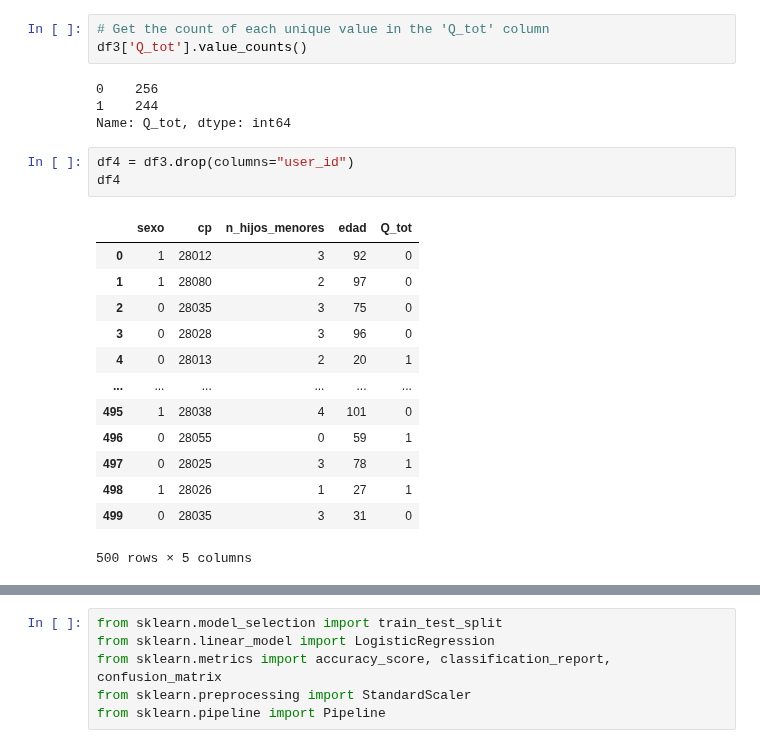
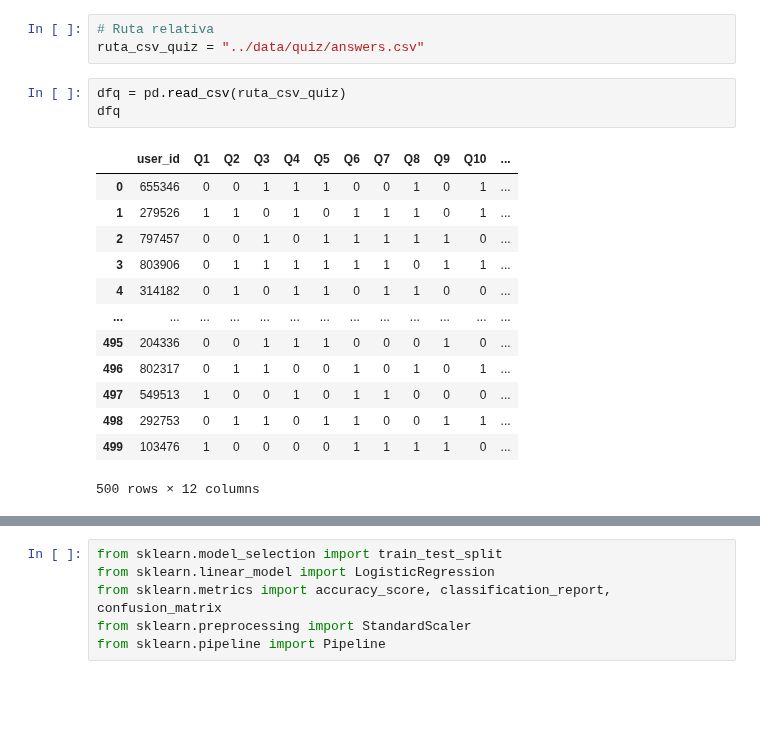
Before and after one commit to AlexCapis/HEATY---Aplicacion-Web-para-Olas-de-Calor, a Jupyter notebook: notebooks/des_pred_machine_learning.ipynb, the cells around one changed output, grey strips where cells are left out. Cells and saved outputs as stored; diff of their text form; blank space fills up the shorter version.

```diff
--- a/notebooks/des_pred_machine_learning.ipynb
+++ b/notebooks/des_pred_machine_learning.ipynb
@@ -140,24 +44,20 @@ df3
-# %%
-# Get the count of each unique value in the 'Q_tot' column
-df3['Q_tot'].value_counts()
-# %% [output]
-0    256
-1    244
-Name: Q_tot, dtype: int64
-# %%
-df4 = df3.drop(columns="user_id")
-df4
-# %% [output]
-|  | sexo | cp | n_hijos_menores | edad | Q_tot |
-| 0 | 1 | 28012 | 3 | 92 | 0 |
-| 1 | 1 | 28080 | 2 | 97 | 0 |
-| 2 | 0 | 28035 | 3 | 75 | 0 |
-| 3 | 0 | 28028 | 3 | 96 | 0 |
-| 4 | 0 | 28013 | 2 | 20 | 1 |
-| ... | ... | ... | ... | ... | ... |
-| 495 | 1 | 28038 | 4 | 101 | 0 |
-| 496 | 0 | 28055 | 0 | 59 | 1 |
-| 497 | 0 | 28025 | 3 | 78 | 1 |
-| 498 | 1 | 28026 | 1 | 27 | 1 |
-| 499 | 0 | 28035 | 3 | 31 | 0 |
-500 rows × 5 columns
+# %%
+# Ruta relativa
+ruta_csv_quiz = "../data/quiz/answers.csv"
+# %%
+dfq = pd.read_csv(ruta_csv_quiz)
+dfq
+# %% [output]
+|  | user_id | Q1 | Q2 | Q3 | Q4 | Q5 | Q6 | Q7 | Q8 | Q9 | Q10 | ... |
+| 0 | 655346 | 0 | 0 | 1 | 1 | 1 | 0 | 0 | 1 | 0 | 1 | ... |
+| 1 | 279526 | 1 | 1 | 0 | 1 | 0 | 1 | 1 | 1 | 0 | 1 | ... |
+| 2 | 797457 | 0 | 0 | 1 | 0 | 1 | 1 | 1 | 1 | 1 | 0 | ... |
+| 3 | 803906 | 0 | 1 | 1 | 1 | 1 | 1 | 1 | 0 | 1 | 1 | ... |
+| 4 | 314182 | 0 | 1 | 0 | 1 | 1 | 0 | 1 | 1 | 0 | 0 | ... |
+| ... | ... | ... | ... | ... | ... | ... | ... | ... | ... | ... | ... | ... |
+| 495 | 204336 | 0 | 0 | 1 | 1 | 1 | 0 | 0 | 0 | 1 | 0 | ... |
+| 496 | 802317 | 0 | 1 | 1 | 0 | 0 | 1 | 0 | 1 | 0 | 1 | ... |
+| 497 | 549513 | 1 | 0 | 0 | 1 | 0 | 1 | 1 | 0 | 0 | 0 | ... |
+| 498 | 292753 | 0 | 1 | 1 | 0 | 1 | 1 | 0 | 0 | 1 | 1 | ... |
+| 499 | 103476 | 1 | 0 | 0 | 0 | 0 | 1 | 1 | 1 | 1 | 0 | ... |
+500 rows × 12 columns
```
Also changed, not shown: parts of 33 cells of this notebook, 1 other file.
